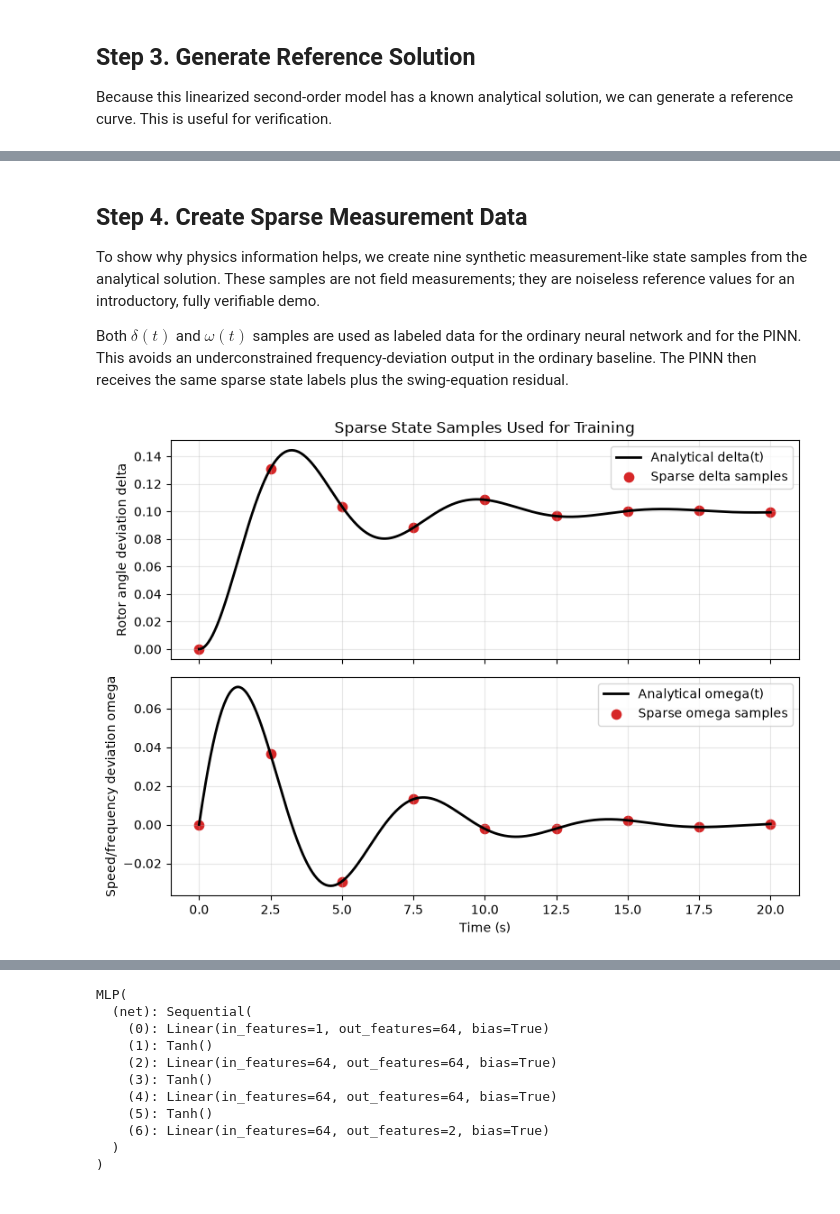
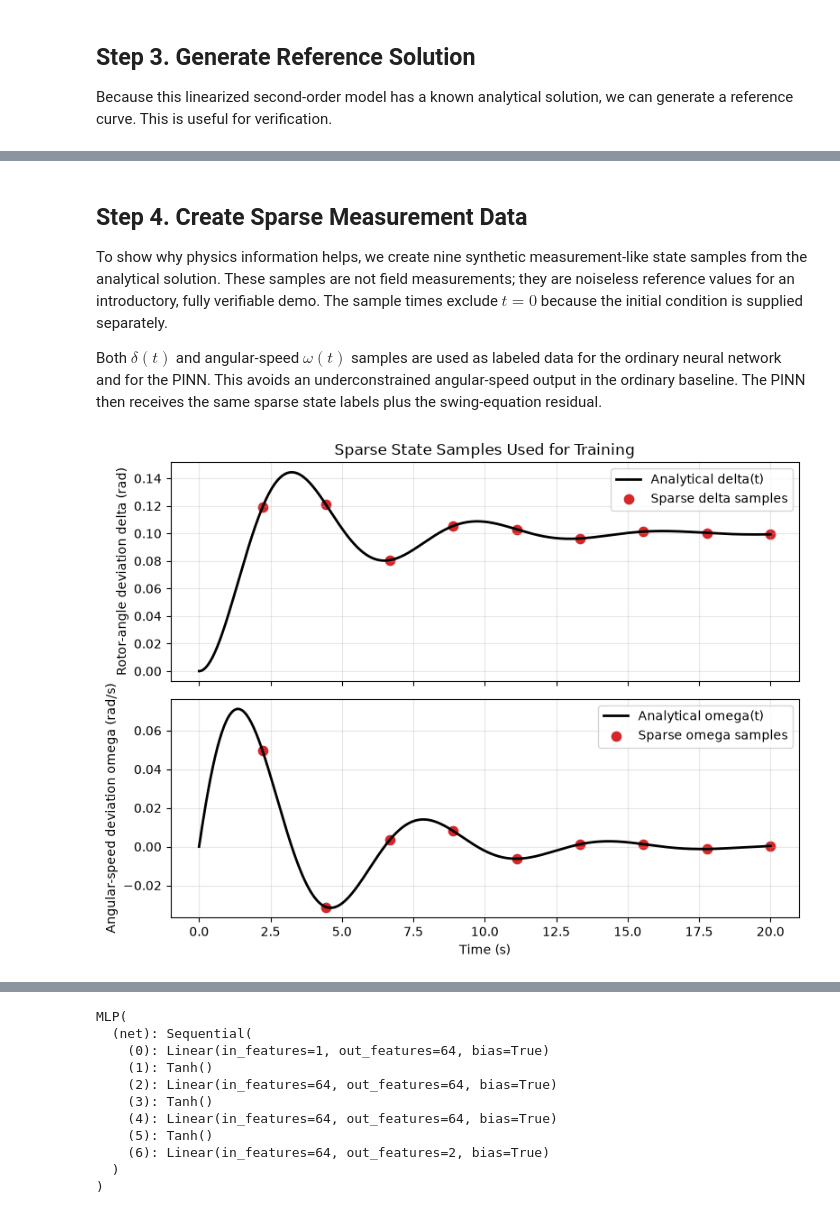
Before and after one commit to enliten/IEEE-course_AI-for-Power-Energy-Systems, a Jupyter notebook: PINN_Frequency.ipynb, the cells around one changed output, grey strips where cells are left out. Cells and saved outputs as stored; diff of their text form; code cells hidden in the pictures.

```diff
--- a/PINN_Frequency.ipynb
+++ b/PINN_Frequency.ipynb
@@ -155,8 +168,8 @@ def swing_response_exact(t, M, D, Ks, delta_p):
 
     omega_n = np.sqrt(Ks / M)
     zeta = D / (2.0 * np.sqrt(M * Ks))
-    if not (0.0 <= zeta < 1.0):
-        raise ValueError("This teaching function expects an underdamped case with 0 <= zeta < 1.")
+    if not (0.0 < zeta < 1.0):
+        raise ValueError("This teaching function expects an underdamped case with 0 < zeta < 1.")
 
     omega_d = omega_n * np.sqrt(1.0 - zeta**2)
     alpha = zeta * omega_n
@@ -175,8 +188,11 @@ def swing_response_exact(t, M, D, Ks, delta_p):
 t_eval_np = np.linspace(0.0, T_END, 500).reshape(-1, 1)
 delta_exact_np, omega_exact_np = swing_response_exact(t_eval_np, M, D, Ks, delta_p)
 
-# Direct residual check for the analytical solution using an independent analytical derivative.
-ddelta_exact_dt_np = omega_exact_np
+# Verify d(delta)/dt independently with a centered finite difference.
+t_eval_flat = t_eval_np.reshape(-1)
+ddelta_numeric_dt_np = np.gradient(
+    delta_exact_np.reshape(-1), t_eval_flat, edge_order=2
+).reshape(-1, 1)
 alpha = damping_ratio * omega_n
 domega_exact_dt_np = (
     delta_ss
@@ -184,15 +200,17 @@ domega_exact_dt_np = (
     * np.exp(-alpha * t_eval_np)
     * (omega_d * np.cos(omega_d * t_eval_np) - alpha * np.sin(omega_d * t_eval_np))
 )
-r_delta_exact_np = ddelta_exact_dt_np - omega_exact_np
+r_delta_exact_np = ddelta_numeric_dt_np - omega_exact_np
 r_omega_exact_np = M * domega_exact_dt_np + D * omega_exact_np + Ks * delta_exact_np - delta_p
-print("Max analytical delta residual:", float(np.max(np.abs(r_delta_exact_np))))
+interior = slice(2, -2)  # avoid one-sided finite-difference endpoints
+print("Max finite-difference delta residual (interior):",
+      float(np.max(np.abs(r_delta_exact_np[interior]))))
 print("Max analytical swing residual:", float(np.max(np.abs(r_omega_exact_np))))
 
 fig, axes = plt.subplots(2, 1, figsize=(8, 6), sharex=True)
 axes[0].plot(t_eval_np, delta_exact_np, color="black", linewidth=2, label="delta(t)")
 axes[0].axhline(delta_ss, linestyle="--", color="gray", label="delta_ss")
-axes[0].set_ylabel("Rotor angle deviation delta")
+axes[0].set_ylabel("Rotor-angle deviation delta (rad)")
 axes[0].set_title("Reference Linearized Swing-Equation Response")
 axes[0].grid(True, alpha=0.3)
 axes[0].legend()
@@ -200,7 +218,7 @@ axes[0].legend()
 axes[1].plot(t_eval_np, omega_exact_np, color="tab:purple", linewidth=2, label="omega(t)")
 axes[1].axhline(0.0, linestyle="--", color="gray", label="omega_ss")
 axes[1].set_xlabel("Time (s)")
-axes[1].set_ylabel("Speed/frequency deviation omega")
+axes[1].set_ylabel("Angular-speed deviation omega (rad/s)")
 axes[1].grid(True, alpha=0.3)
 axes[1].legend()
 
@@ -213,42 +231,42 @@ Max analytical swing residual: 5.551115123125783e-17
 # %% [markdown]
 ## Step 4. Create Sparse Measurement Data
 
-To show why physics information helps, we create nine synthetic measurement-like state samples from the analytical solution. These samples are not field measurements; they are noiseless reference values for an introductory, fully verifiable demo.
+To show why physics information helps, we create nine synthetic measurement-like state samples from the analytical solution. These samples are not field measurements; they are noiseless reference values for an introductory, fully verifiable demo. The sample times exclude $t=0$ because the initial condition is supplied separately.
 
-Both $\delta(t)$ and $\omega(t)$ samples are used as labeled data for the ordinary neural network and for the PINN. This avoids an underconstrained frequency-deviation output in the ordinary baseline. The PINN then receives the same sparse state labels plus the swing-equation residual.
+Both $\delta(t)$ and angular-speed $\omega(t)$ samples are used as labeled data for the ordinary neural network and for the PINN. This avoids an underconstrained angular-speed output in the ordinary baseline. The PINN then receives the same sparse state labels plus the swing-equation residual.
 # %%
 # Step 4. Sparse synthetic state samples
-# Nine points keep the data sparse while giving both models enough anchors for a clear teaching demo.
-measurement_times = np.linspace(0.0, T_END, 9).reshape(-1, 1)
+# Nine non-initial points keep the data sparse; t=0 is enforced only through the IC loss.
+measurement_times = np.linspace(T_END / 9.0, T_END, 9).reshape(-1, 1)
 measurement_delta, measurement_omega = swing_response_exact(measurement_times, M, D, Ks, delta_p)
 
 # Torch tensors used for training
 t_data = torch.tensor(measurement_times, dtype=torch.float32, device=device)
 delta_data = torch.tensor(measurement_delta, dtype=torch.float32, device=device)
 omega_data = torch.tensor(measurement_omega, dtype=torch.float32, device=device)
 state_data = torch.cat([delta_data, omega_data], dim=1)
 t_eval = torch.tensor(t_eval_np, dtype=torch.float32, device=device)
 delta_exact = torch.tensor(delta_exact_np, dtype=torch.float32, device=device)
 omega_exact = torch.tensor(omega_exact_np, dtype=torch.float32, device=device)
 
 fig, axes = plt.subplots(2, 1, figsize=(8, 6), sharex=True)
 axes[0].plot(t_eval_np, delta_exact_np, color="black", linewidth=2, label="Analytical delta(t)")
 axes[0].scatter(measurement_times, measurement_delta, color="tab:red", s=55, label="Sparse delta samples")
-axes[0].set_ylabel("Rotor angle deviation delta")
+axes[0].set_ylabel("Rotor-angle deviation delta (rad)")
 axes[0].set_title("Sparse State Samples Used for Training")
 axes[0].grid(True, alpha=0.3)
 axes[0].legend()
 
 axes[1].plot(t_eval_np, omega_exact_np, color="black", linewidth=2, label="Analytical omega(t)")
 axes[1].scatter(measurement_times, measurement_omega, color="tab:red", s=55, label="Sparse omega samples")
 axes[1].set_xlabel("Time (s)")
-axes[1].set_ylabel("Speed/frequency deviation omega")
+axes[1].set_ylabel("Angular-speed deviation omega (rad/s)")
 axes[1].grid(True, alpha=0.3)
 axes[1].legend()
 plt.tight_layout()
 plt.show()
 # %% [output]
-[figure, old version]
+[figure, new version]
 # %% [markdown]
 ## Step 5. Ordinary Neural Network Baseline
 
```
Also changed, not shown: parts of 20 cells of this notebook, 2 other files.
